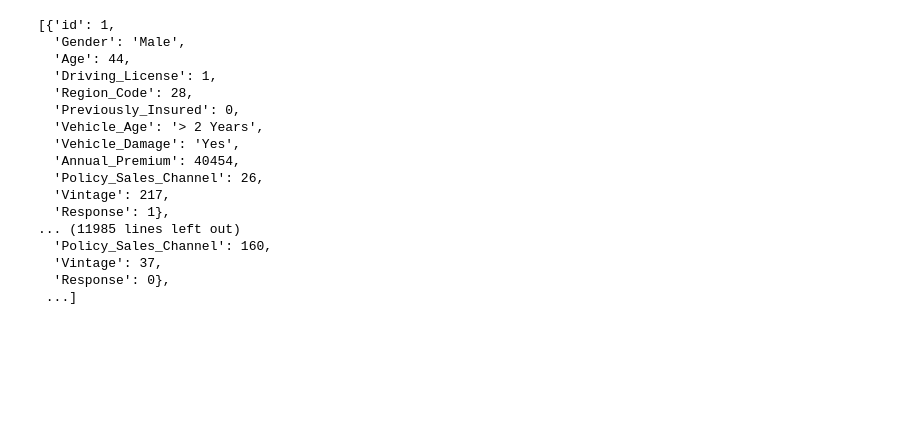
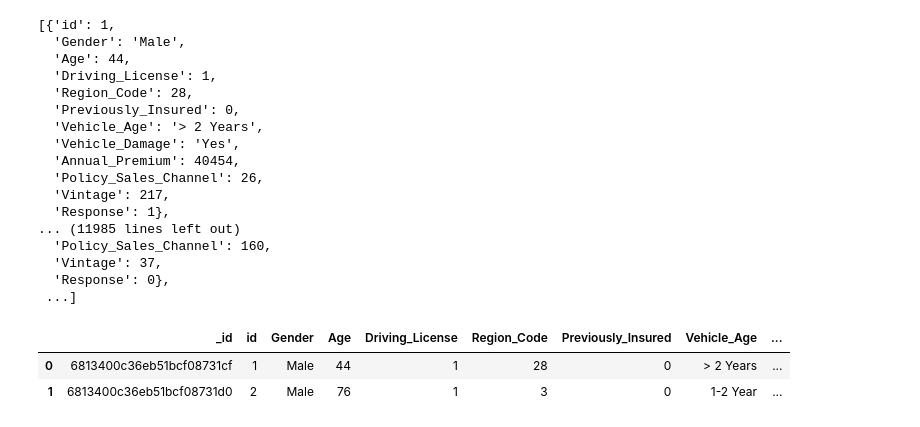
Before and after one commit to GauravPrasad15/Vehicle-Insurance-MLOps, a Jupyter notebook: notebook/mongoDB_data_loader.ipynb, the cells around one changed output. Saved outputs shown, nothing was run; the diff lists cells and outputs as text; code cells hidden in the pictures; blank space fills up the shorter version.

Commit message:
data analysis file added - stage 1 complete

```diff
--- a/notebook/mongoDB_data_loader.ipynb
+++ b/notebook/mongoDB_data_loader.ipynb
@@ -53,3 +53,12 @@ collection = data_base[COLLECTION_NAME]
 # %%
 # Uploading data to MongoDB
 rec = collection.insert_many(data)
+# %%
+# Load back data from mongodb
+
+df = pd.DataFrame(list(collection.find()))
+df.head(2)
+# %% [output]
+|  | _id | id | Gender | Age | Driving_License | Region_Code | Previously_Insured | Vehicle_Age | ... |
+| 0 | 6813400c36eb51bcf08731cf | 1 | Male | 44 | 1 | 28 | 0 | > 2 Years | ... |
+| 1 | 6813400c36eb51bcf08731d0 | 2 | Male | 76 | 1 | 3 | 0 | 1-2 Year | ... |
```
Also changed, not shown: parts of 1 cell of this notebook, 2 other files.
